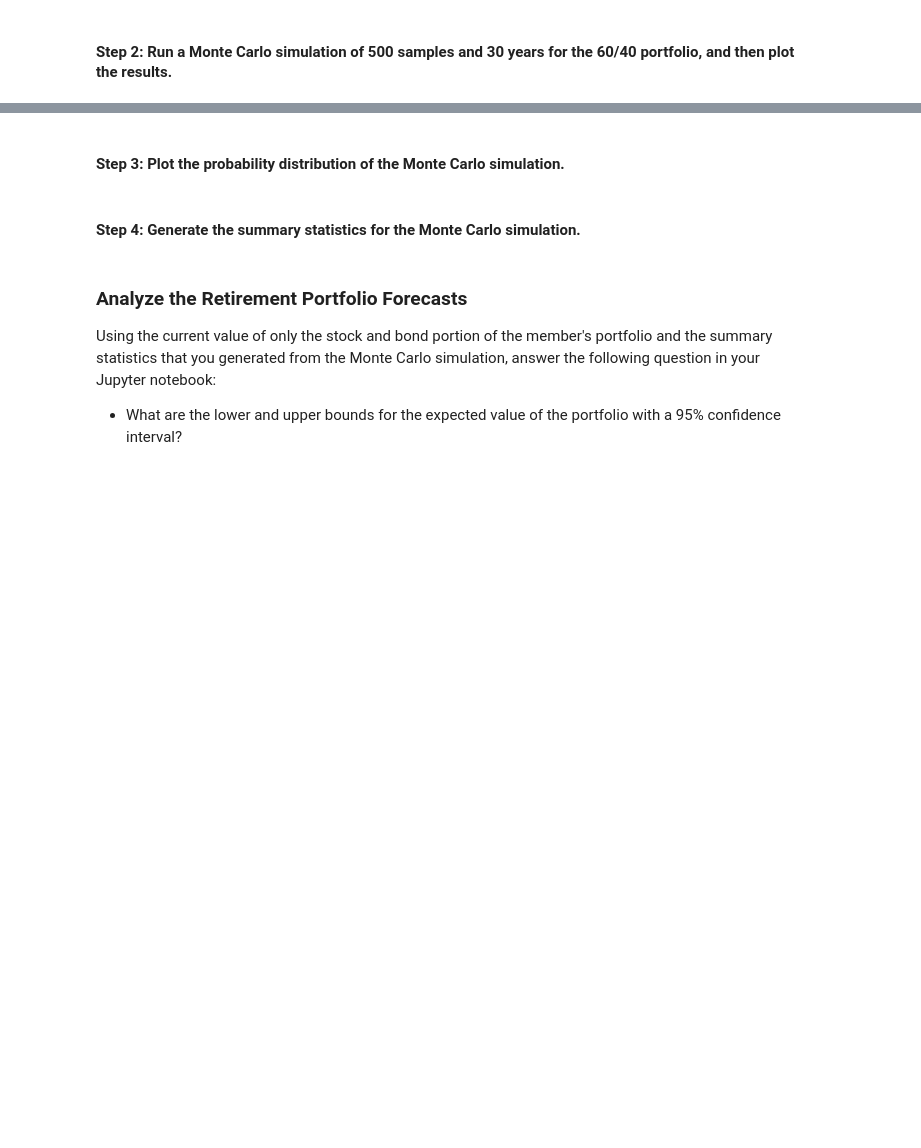
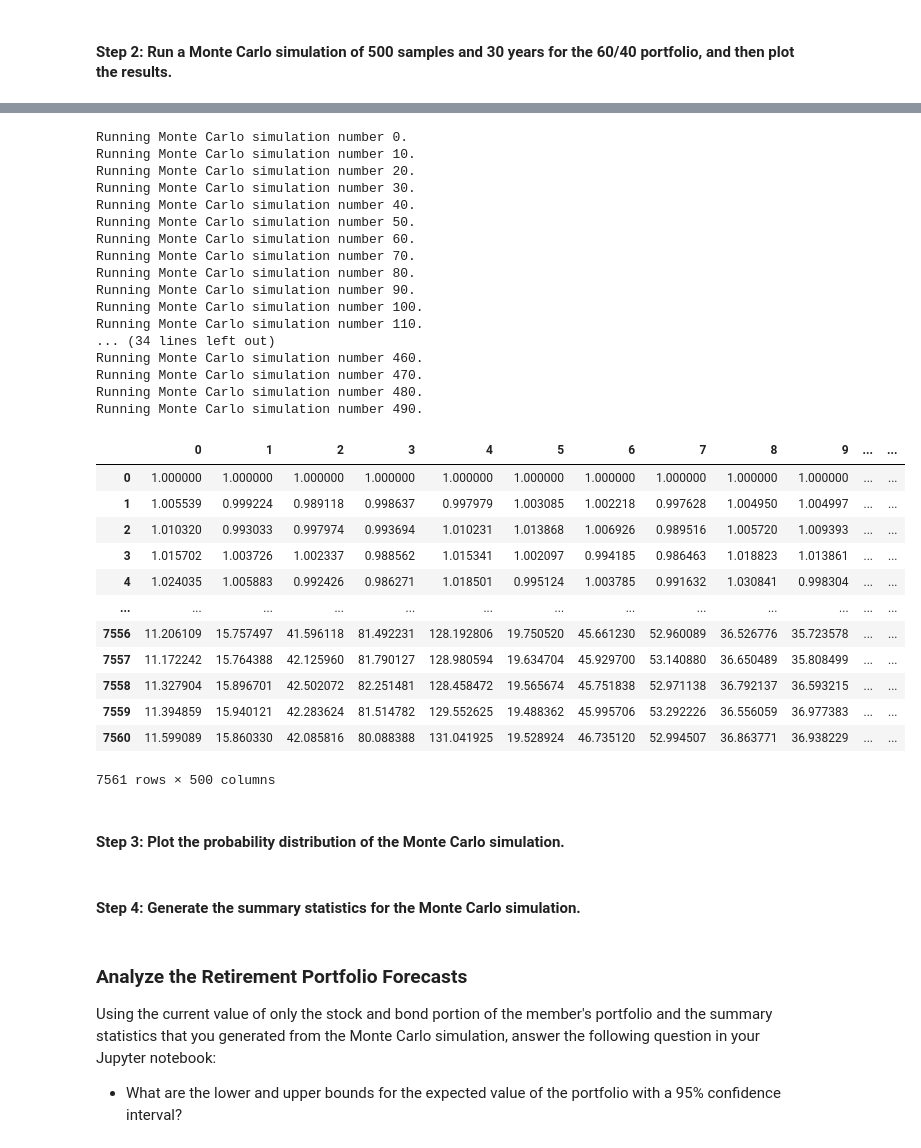
Before and after one commit to kyhuber/Financial-Planning-Analyis, a Jupyter notebook: financial_planning_tools.ipynb, the cells around one changed output, grey strips where cells are left out. Saved outputs shown, nothing was run; the diff lists cells and outputs as text; code cells hidden in the pictures; blank space fills up the shorter version.

Commit message:
Add initial Monte Carlo Simulation method

```diff
--- a/financial_planning_tools.ipynb
+++ b/financial_planning_tools.ipynb
@@ -416,19 +423,24 @@ In this section, you’ll use the MCForecastTools library to create a Monte Carl
 # %%
 # Set start and end dates of 3 years back from your current date
 # Alternatively, you can use an end date of 2020-08-07 and work 3 years back from that date
-# YOUR CODE HERE
-# YOUR CODE HERE
+start_date = pd.Timestamp("2019-01-27", tz="America/New_York").isoformat()
+end_date = pd.Timestamp("2022-01-27", tz="America/New_York").isoformat()
 
 # Set number of rows to 1000 to retrieve the maximum amount of rows
-# YOUR CODE HERE
 # %%
 # Use the Alpaca get_barset function to make the API call to get the 3 years worth of pricing data
 # The tickers and timeframe parameters should have been set in Part 1 of this activity
 # The start and end dates should be updated with the information set above
 # Remember to add the df property to the end of the call so the response is returned as a DataFrame
-# YOUR CODE HERE
+ticker_data_3yr = api.get_barset(
+    tickers,
+    timeframe,
+    start=start_date,
+    end=end_date,
+    limit=1000
+).df
 
 
 # Display both the first and last five rows of the DataFrame
-# YOUR CODE HERE
-# YOUR CODE HERE
+ticker_data_3yr.head()
+ticker_data_3yr.tail()
@@ -438,7 +459,7 @@ In this section, you’ll use the MCForecastTools library to create a Monte Carl
 # Configure the Monte Carlo simulation to forecast 30 years cumulative returns
 # The weights should be split 40% to AGG and 60% to SPY.
 # Run 500 samples.
-# YOUR CODE HERE
+mc_30yr=MCSimulation(portfolio_data=ticker_data_3yr,weights=[.4,.6],num_simulation=500,num_trading_days=252*30)
 
 # Review the simulation input data
-# YOUR CODE HERE
+mc_30yr.portfolio_data.head()
@@ -445,4 +475,35 @@ In this section, you’ll use the MCForecastTools library to create a Monte Carl
 # %%
 # Run the Monte Carlo simulation to forecast 30 years cumulative returns
-# YOUR CODE HERE
+mc_30yr.calc_cumulative_return()
+# %% [output]
+Running Monte Carlo simulation number 0.
+Running Monte Carlo simulation number 10.
+Running Monte Carlo simulation number 20.
+Running Monte Carlo simulation number 30.
+Running Monte Carlo simulation number 40.
+Running Monte Carlo simulation number 50.
+Running Monte Carlo simulation number 60.
+Running Monte Carlo simulation number 70.
+Running Monte Carlo simulation number 80.
+Running Monte Carlo simulation number 90.
+Running Monte Carlo simulation number 100.
+Running Monte Carlo simulation number 110.
+... (34 lines left out)
+Running Monte Carlo simulation number 460.
+Running Monte Carlo simulation number 470.
+Running Monte Carlo simulation number 480.
+Running Monte Carlo simulation number 490.
+|  | 0 | 1 | 2 | 3 | 4 | 5 | 6 | 7 | 8 | 9 | ... | ... |
+| 0 | 1.000000 | 1.000000 | 1.000000 | 1.000000 | 1.000000 | 1.000000 | 1.000000 | 1.000000 | 1.000000 | 1.000000 | ... | ... |
+| 1 | 1.005539 | 0.999224 | 0.989118 | 0.998637 | 0.997979 | 1.003085 | 1.002218 | 0.997628 | 1.004950 | 1.004997 | ... | ... |
+| 2 | 1.010320 | 0.993033 | 0.997974 | 0.993694 | 1.010231 | 1.013868 | 1.006926 | 0.989516 | 1.005720 | 1.009393 | ... | ... |
+| 3 | 1.015702 | 1.003726 | 1.002337 | 0.988562 | 1.015341 | 1.002097 | 0.994185 | 0.986463 | 1.018823 | 1.013861 | ... | ... |
+| 4 | 1.024035 | 1.005883 | 0.992426 | 0.986271 | 1.018501 | 0.995124 | 1.003785 | 0.991632 | 1.030841 | 0.998304 | ... | ... |
+| ... | ... | ... | ... | ... | ... | ... | ... | ... | ... | ... | ... | ... |
+| 7556 | 11.206109 | 15.757497 | 41.596118 | 81.492231 | 128.192806 | 19.750520 | 45.661230 | 52.960089 | 36.526776 | 35.723578 | ... | ... |
+| 7557 | 11.172242 | 15.764388 | 42.125960 | 81.790127 | 128.980594 | 19.634704 | 45.929700 | 53.140880 | 36.650489 | 35.808499 | ... | ... |
+| 7558 | 11.327904 | 15.896701 | 42.502072 | 82.251481 | 128.458472 | 19.565674 | 45.751838 | 52.971138 | 36.792137 | 36.593215 | ... | ... |
+| 7559 | 11.394859 | 15.940121 | 42.283624 | 81.514782 | 129.552625 | 19.488362 | 45.995706 | 53.292226 | 36.556059 | 36.977383 | ... | ... |
+| 7560 | 11.599089 | 15.860330 | 42.085816 | 80.088388 | 131.041925 | 19.528924 | 46.735120 | 52.994507 | 36.863771 | 36.938229 | ... | ... |
+7561 rows × 500 columns
 # %%
```
Also changed, not shown: parts of 15 cells of this notebook.
